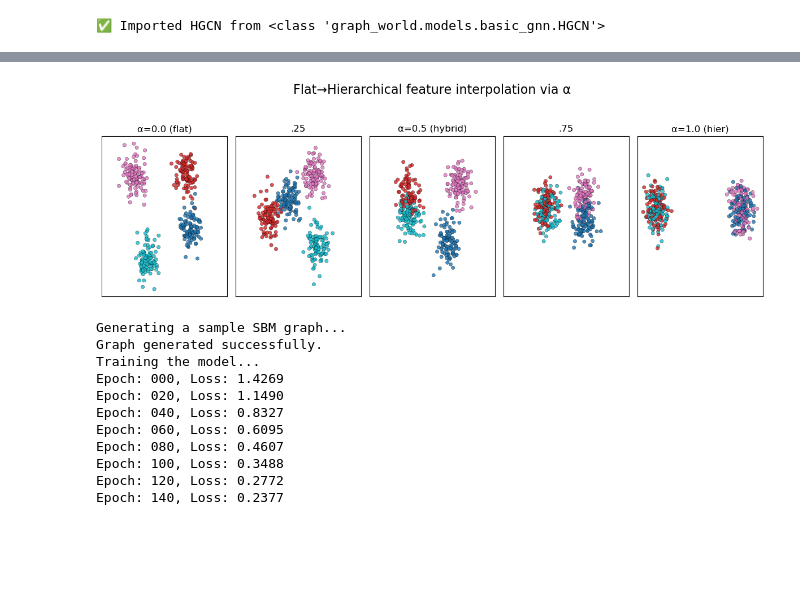
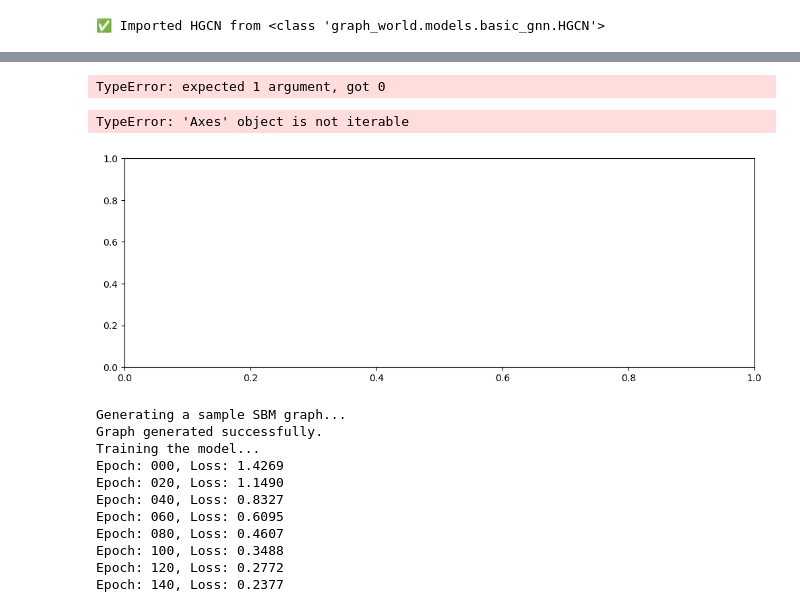
Before and after one commit to danie1uva/graphworld, a Jupyter notebook: src/notebooks/model_testing.ipynb, the cells around one changed output, grey strips where cells are left out. Saved outputs shown, nothing was run; the diff lists cells and outputs as text; code cells hidden in the pictures; blank space fills up the shorter version.

```diff
--- a/src/notebooks/model_testing.ipynb
+++ b/src/notebooks/model_testing.ipynb
@@ -91,3 +91,7 @@ HGCN hyperboloid params: 23,354  train/val/test = [1.0, 0.7239999771118164, 0.74
+# %%
+dataset
+# %% [output]
+TypeError: expected 1 argument, got 0
 # %%
 import numpy as np
 import matplotlib.pyplot as plt
@@ -105,39 +109,40 @@ base_d = 2.0    # choose a separation scale
 sigma_noise = 1.0
 
 # Values of alpha to test
-alphas = [0.0, 0.25, .5, .75, 1.0]
-titles = ["α=0.0 (flat)", ".25", "α=0.5 (hybrid)", ".75", "α=1.0 (hier)"]
+alphas = [0.8]
+titles = ["α=.8 (hier)"]
 
 # Build figure
 fig, axes = plt.subplots(1, len(alphas), figsize=(12, 4), sharex=True, sharey=True)
 
 for ax, α, title in zip(axes, alphas, titles):
     X = _SimulateHierarchicalFeatures(
         labels=labels,
         feature_dim=D,
         alpha=α,
         base_distance=base_d,
         noise_variance=sigma_noise,
         # force exactly 2 super‐groups so you see the hierarchy clearly
         num_supergroups=2
     )
     # Reduce to 2D via PCA for plotting
     X2 = PCA(n_components=2).fit_transform(X)
 
     scatter = ax.scatter(
         X2[:, 0], X2[:, 1],
         c=labels, cmap="tab10", s=20, alpha=0.8,
         edgecolor="k", linewidth=0.3
     )
     ax.set_title(title)
     ax.set_xticks([])
     ax.set_yticks([])
 
 plt.suptitle("Flat→Hierarchical feature interpolation via α", fontsize=16)
 plt.tight_layout(rect=[0,0,1,0.93])
 plt.show()
 # %% [output]
+TypeError: 'Axes' object is not iterable
-[figure, old version]
+[figure, new version]
 # %%
 import torch
 import torch.nn.functional as F
```
Also changed, not shown: parts of 1 cell of this notebook, 9 other files.
